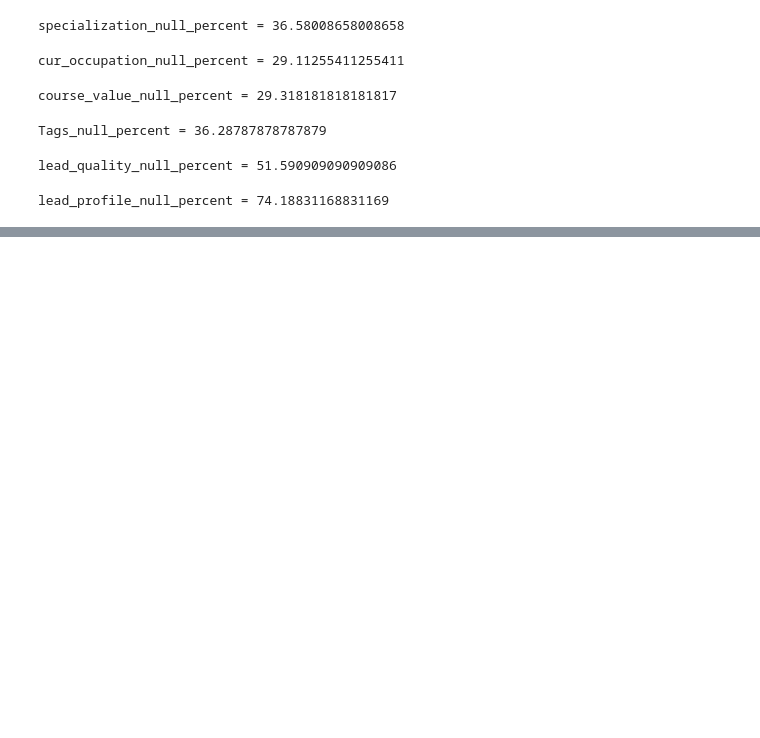
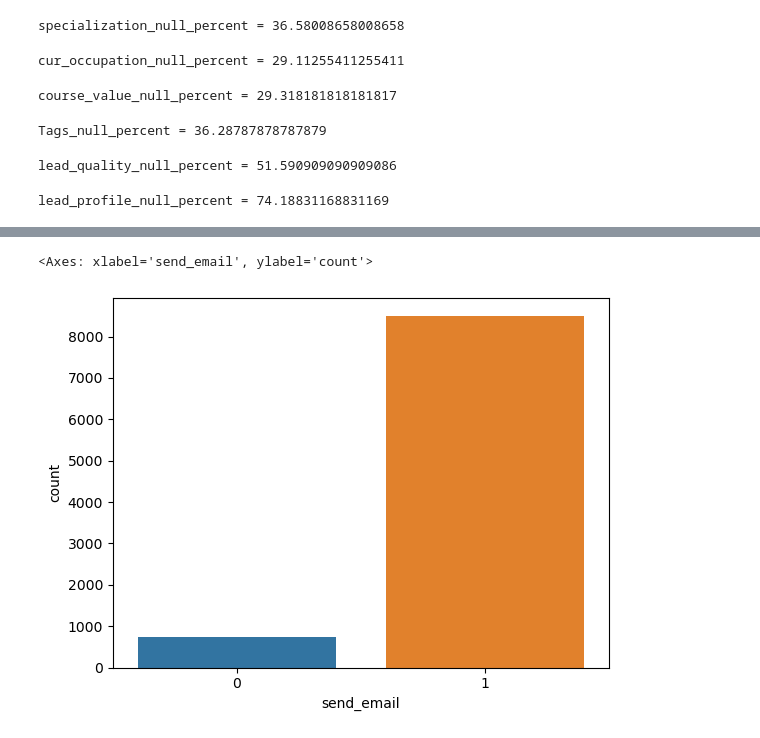
Before and after one commit to keshavRaj/LeadScoringCaseStudy, a Jupyter notebook: Lead Scoring Assignment/Lead+Case+Study.ipynb, the cells around one changed output, grey strips where cells are left out. Saved outputs shown, nothing was run; the diff lists cells and outputs as text; code cells hidden in the pictures; blank space fills up the shorter version.

```diff
--- a/Lead Scoring Assignment/Lead+Case+Study.ipynb
+++ b/Lead Scoring Assignment/Lead+Case+Study.ipynb
@@ -1053,0 +1117,5 @@ lead_profile_null_percent = 74.18831168831169
+# %%
+sns.countplot(x = lead_data.send_email)
+# %% [output]
+<Axes: xlabel='send_email', ylabel='count'>
+[figure, added]
```
Also changed, not shown: parts of 71 cells of this notebook.
